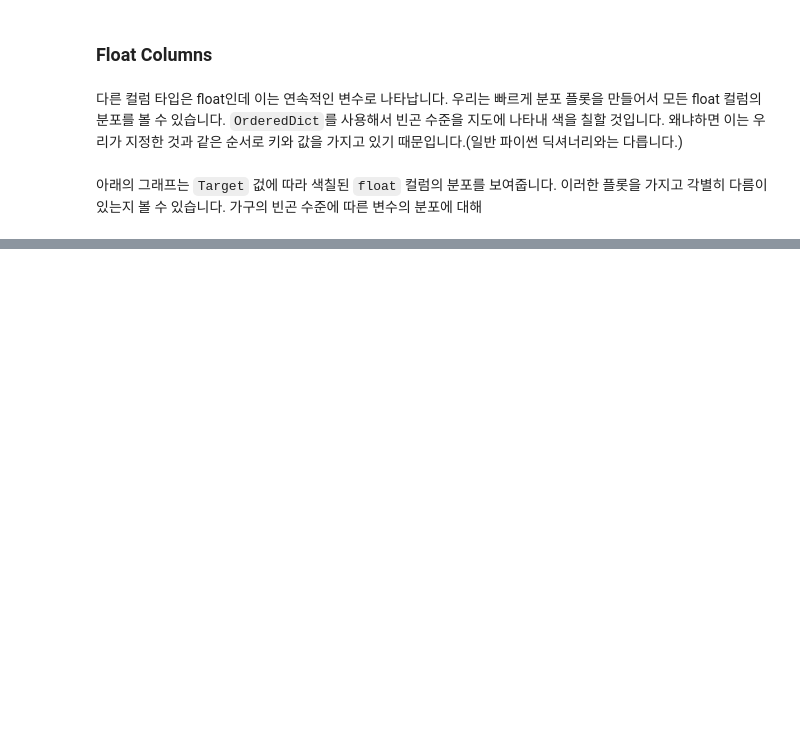
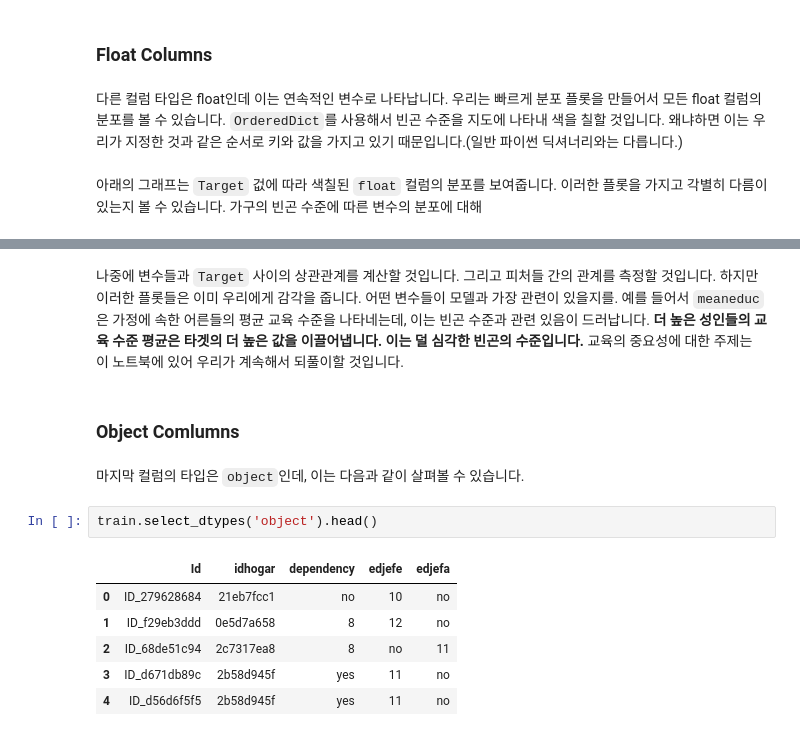
Before and after one commit to stk346/Kaggle, a Jupyter notebook: Costa Rican Household Poverty Level Prediction/A_Complete_Introduction_and_Walkthrough.ipynb, the cells around one changed output, grey strips where cells are left out. Drawn from its saved outputs; the diff is of its cells as text; blank space fills up the shorter version.

Commit message:
Object Comlumns까지 완료

```diff
--- a/Costa Rican Household Poverty Level Prediction/A_Complete_Introduction_and_Walkthrough.ipynb
+++ b/Costa Rican Household Poverty Level Prediction/A_Complete_Introduction_and_Walkthrough.ipynb
@@ -365,2 +394,17 @@ for i, col in enumerate(train.select_dtypes('float')):
 # %% [output]
 [figure]
+# %% [markdown]
+나중에 변수들과 `Target` 사이의 상관관계를 계산할 것입니다. 그리고 피처들 간의 관계를 측정할 것입니다. 하지만 이러한 플롯들은 이미 우리에게 감각을 줍니다. 어떤 변수들이 모델과 가장 관련이 있을지를. 예를 들어서 `meaneduc`은 가정에 속한 어른들의 평균 교육 수준을 나타네는데, 이는 빈곤 수준과 관련 있음이 드러납니다. **더 높은 성인들의 교육 수준 평균은 타겟의 더 높은 값을 이끌어냅니다. 이는 덜 심각한 빈곤의 수준입니다.** 교육의 중요성에 대한 주제는 이 노트북에 있어 우리가 계속해서 되풀이할 것입니다.
+# %% [markdown]
+### Object Comlumns
+# %% [markdown]
+마지막 컬럼의 타입은 `object`인데, 이는 다음과 같이 살펴볼 수 있습니다.
+# %%
+train.select_dtypes('object').head()
+# %% [output]
+|  | Id | idhogar | dependency | edjefe | edjefa |
+| 0 | ID_279628684 | 21eb7fcc1 | no | 10 | no |
+| 1 | ID_f29eb3ddd | 0e5d7a658 | 8 | 12 | no |
+| 2 | ID_68de51c94 | 2c7317ea8 | 8 | no | 11 |
+| 3 | ID_d671db89c | 2b58d945f | yes | 11 | no |
+| 4 | ID_d56d6f5f5 | 2b58d945f | yes | 11 | no |
```
Also changed, not shown: parts of 9 cells of this notebook.
